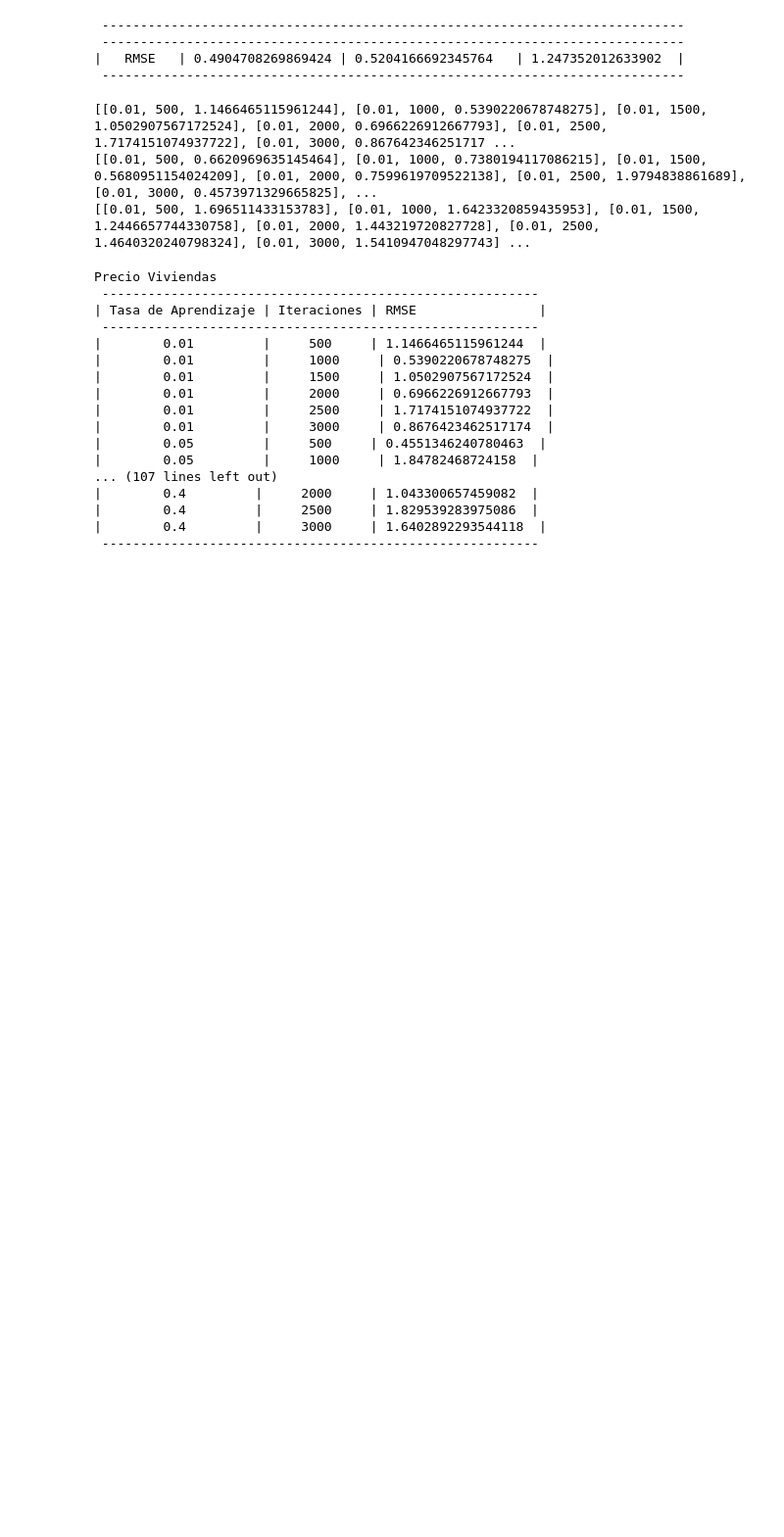
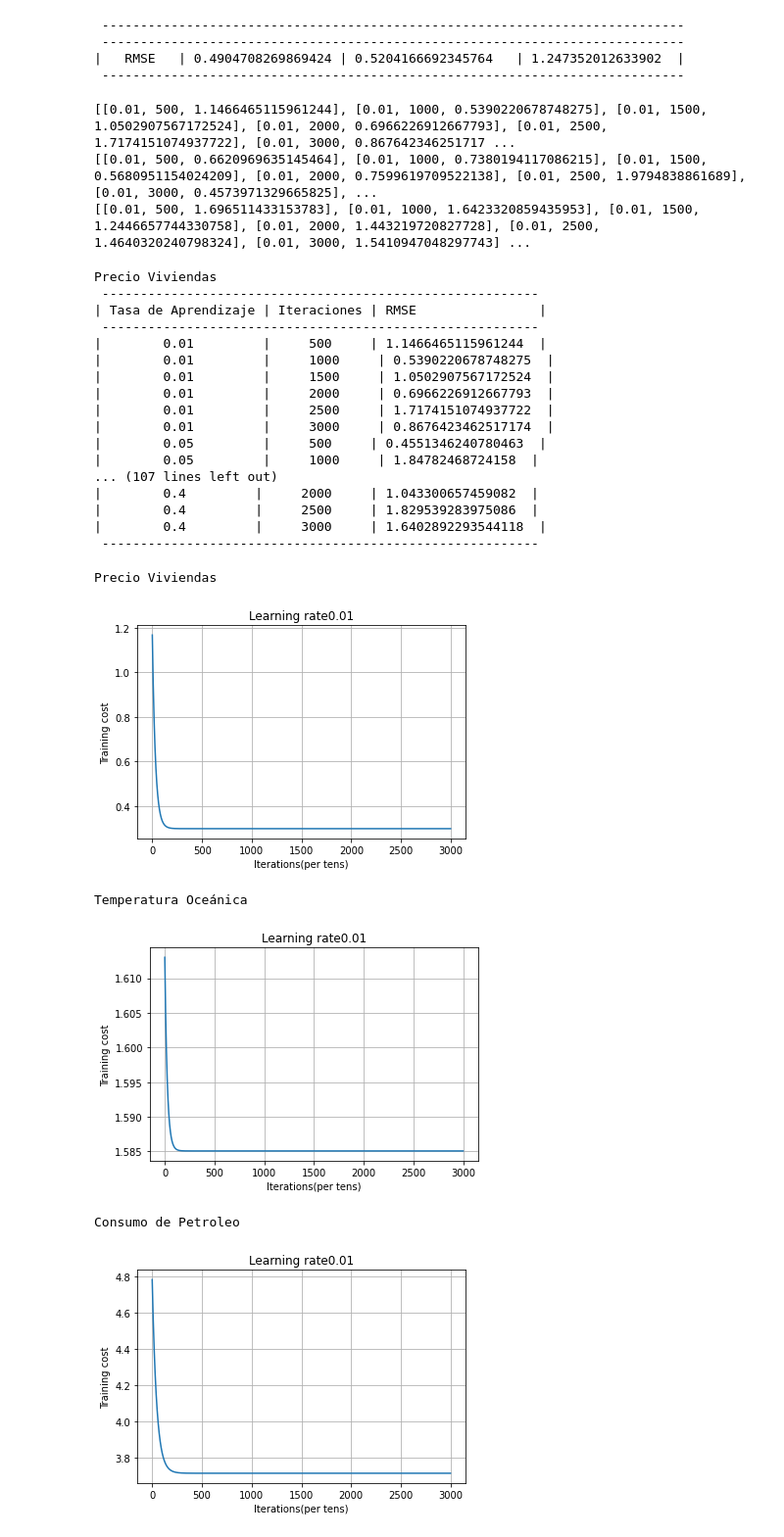
Before and after one commit to dantecarlo/Linear-Regression-with-Gradient-Descent, a Jupyter notebook: Regresión_Lineal_Gradiente_Descendiente.ipynb, the cells around one changed output. Shown: that part at 98% size. Drawn from its saved outputs; the diff is of its cells as text; code cells hidden in the pictures; blank space fills up the shorter version.

```diff
--- a/Regresión_Lineal_Gradiente_Descendiente.ipynb
+++ b/Regresión_Lineal_Gradiente_Descendiente.ipynb
@@ -389,3 +389,20 @@ Precio Viviendas
 |        0.4         |     2500     | 1.829539283975086  |
 |        0.4         |     3000     | 1.6402892293544118  |
  ---------------------------------------------------------
+# %%
+# Llamando a la regresion lineal Conjunto de prueba
+learning_rate = 0.01
+iterations = 3000
+print("Precio Viviendas")
+history_price, costs_val = lineal_regression_model(price_X_val, price_Y_val, learning_rate, iterations, 1)
+print("Temperatura Oceánica")
+history_ocean, costs_val = lineal_regression_model(ocean_X_val, ocean_Y_val, learning_rate, iterations, 1)
+print("Consumo de Petroleo")
+history_petrol, costs_val = lineal_regression_model(petrol_X_val, petrol_Y_val, learning_rate, iterations, 1)
+# %% [output]
+Precio Viviendas
+[figure, added]
+Temperatura Oceánica
+[figure, added]
+Consumo de Petroleo
+[figure, added]
```
Also changed, not shown: parts of 1 cell of this notebook.
